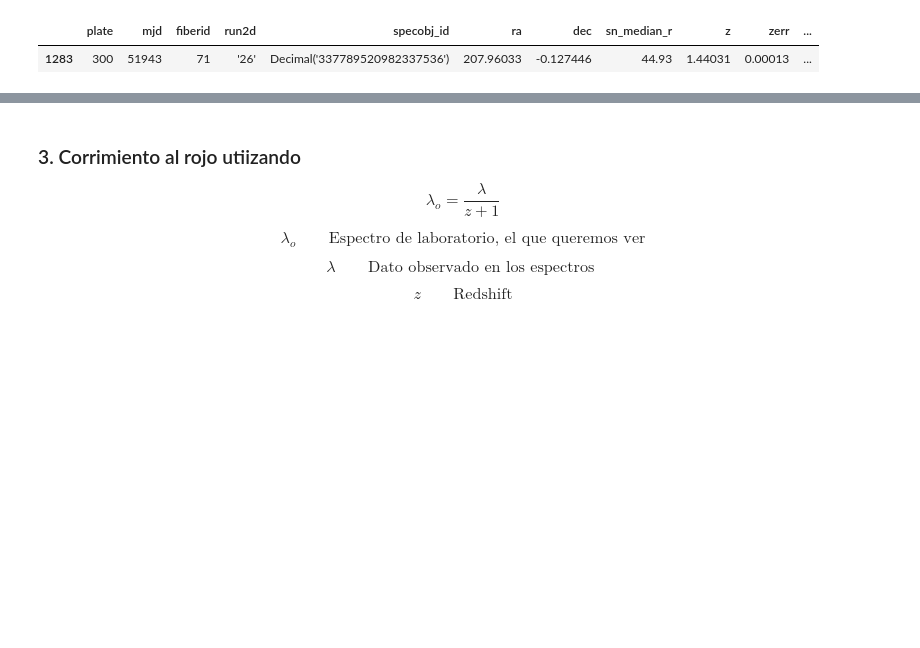
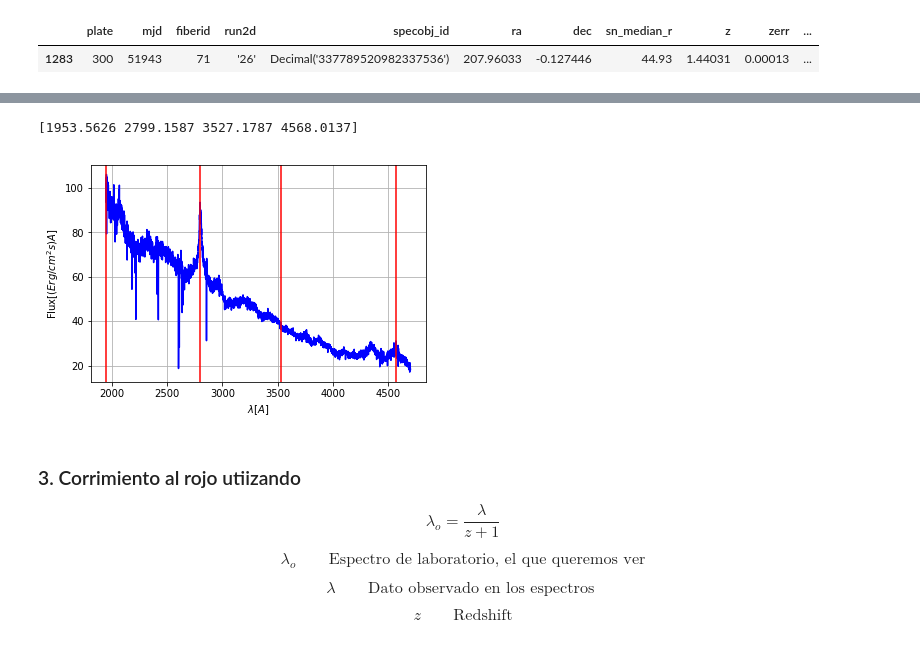
Before and after one commit to jomen93/AGN-s, a Jupyter notebook: QSOs.ipynb, the cells around one changed output, grey strips where cells are left out. Saved outputs shown, nothing was run; the diff lists cells and outputs as text; code cells hidden in the pictures; blank space fills up the shorter version.

```diff
--- a/QSOs.ipynb
+++ b/QSOs.ipynb
@@ -175,3 +169,43 @@ array([1.44031, 2.44031, 3.44031, 4.44031, 5.44031])
+# %%
+from scipy.signal import find_peaks
+
+def plot(img,d):
+
+    x = []; y = []
+    x.append(np.array([I[img][1].data[i][1] for i in range(len(I[0][1].data))]))
+    y.append(np.array([I[img][1].data[i][0] for i in range(len(I[0][1].data))]))
+    peaks, _ = find_peaks(y[0], distance = d, height = 10)
+
+    def Lambdao(Lambda,z):
+        return Lambda/(z+1)
+
+    plt.plot(Lambdao(10**x[0],EO[img]["z"].values[0]),y[0],"b-")
+    #plt.plot(Lambdao(10**(x[0][peaks]),EO[img]["z"].values[0]),y[0][peaks],"ro")
+    plt.grid(True)
+    plt.xlabel("$\lambda[A]$")
+    plt.ylabel("Flux[$ (Erg/cm^{2} s)A$]")
+
+    for peak in peaks:
+        plt.axvline(Lambdao(10**(x[0][peak]),EO[img]["z"].values[0]), color='r', linestyle='-')
+
+    hα = 6563 #Amstrong
+    O3 = 5007 #Amstrong
+    hβ = 4862 #Amstrong
+    C4 = 1549 #Amstrong
+    Mg2 = 2799 #Amstrong
+
+    #plt.axvline(x=C4, color='k', linestyle='--')
+    #plt.axvline(x=C4, color='g', linestyle='-')
+    #plt.axvline(x=hβ, color='y', linestyle='-')
+
+    print (Lambdao(10**(x[0][peaks]),EO[img]["z"].values[0]))
+
+
+
+plot(250,1000)
+# %% [output]
+[1953.5626 2799.1587 3527.1787 4568.0137]
+[figure, added]
 # %% [markdown]
 ### 3. Corrimiento al rojo utiizando
 
```
Also changed, not shown: parts of 10 cells of this notebook.
